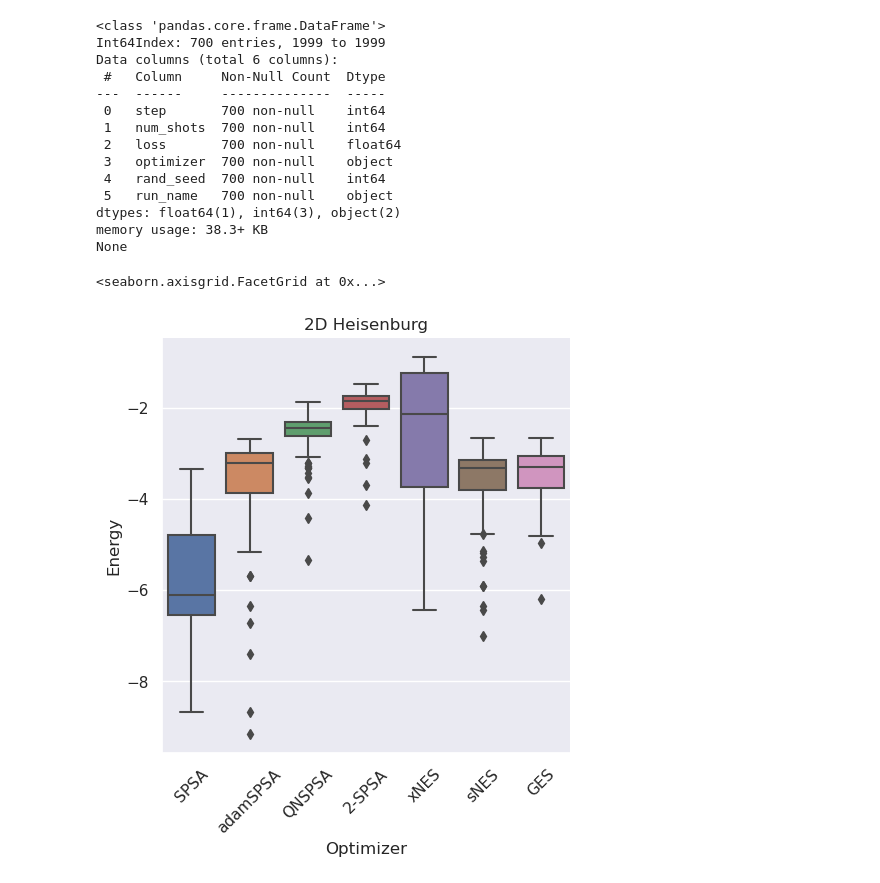
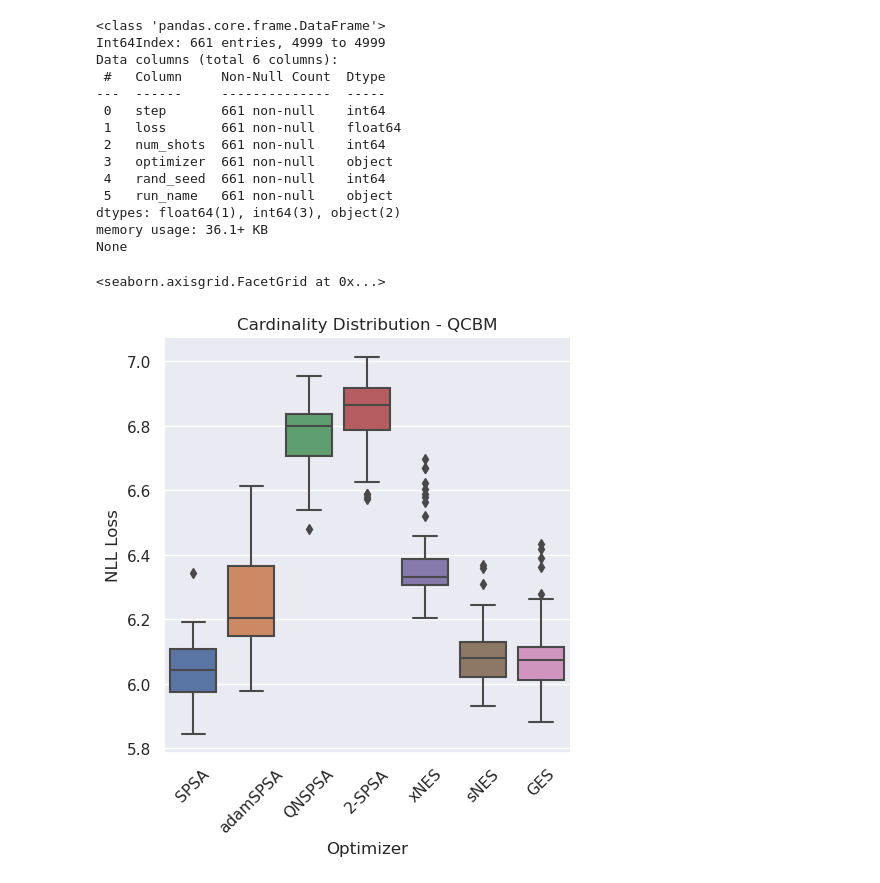
Before and after one commit to ltecot/rand_bench_opt_quantum, a Jupyter notebook: plot_processing/plotting_notebook.ipynb, the cells around one changed output. Drawn from its saved outputs; the diff is of its cells as text; code cells hidden in the pictures.

Commit message:
Add generative plot stuff to notebook

```diff
--- a/plot_processing/plotting_notebook.ipynb
+++ b/plot_processing/plotting_notebook.ipynb
@@ -7,7 +7,7 @@ import wandb
 
 def load_sweeps(sweeps, config_save, max_samples_per_run):
     filter_dict = {"sweep":{"$in":sweeps}}
-    api = wandb.Api()
+    api = wandb.Api(timeout=30)
     entity, project = "ltecot", "quantum_optimization"
     runs = api.runs(entity + "/" + project, filters=filter_dict)
     summary_list, config_list, name_list = [], [], []
@@ -46,7 +46,10 @@ heisenburg_2d_sweeps = ["3eopljqi","p2a0wxah","k705w87h","s1jicn6x","dmlpp14c","
 heisenburg_2d_runs = load_sweeps(heisenburg_2d_sweeps, config_save, max_samples_per_run)
 
 qcbm_gen_sweeps = ["bjennlze","s6idzkbv","2j1p202e","bu34865l","leqxvsni","k8mltsz3","p2onug5z"]
-qcbm_gen_runs = load_sweeps(qcbm_gen_sweeps, config_save)
+qcbm_gen_runs = load_sweeps(qcbm_gen_sweeps, config_save, max_samples_per_run)
+
+rand_gen_sweeps = ["84e9cuqw", "a2slzesk", "wng8b0qb", "8zt1e5fo", "myazxi2c", "hsyrrsew", "s8rk9zse"]
+rand_gen_runs = load_sweeps(rand_gen_sweeps, config_save, max_samples_per_run)
 
 # Run Processing
 # Stuff like changing optimizer names to be prettier
@@ -62,6 +65,8 @@ replace_dict = {"adamspsa" : "adamSPSA",
 ising_1d_runs = ising_1d_runs.replace(replace_dict)
 random_ham_runs = random_ham_runs.replace(replace_dict)
 heisenburg_2d_runs = heisenburg_2d_runs.replace(replace_dict)
+qcbm_gen_runs = qcbm_gen_runs.replace(replace_dict)
+rand_gen_runs = rand_gen_runs.replace(replace_dict)
 
 # So we can have consistent colors per optimizer :
 optimizer_palette ={'SPSA':'#4c72b0',
@@ -71,5 +76,5 @@ optimizer_palette ={'SPSA':'#4c72b0',
                     'xNES':'#8172b3',
                     'sNES':'#937860',
                     'GES':'#da8bc3',}
-# To set order of plotting in boxplot
+# To set order of plotting in boxplot / legend in convergence plots
 optimizer_order = ['SPSA','adamSPSA','QNSPSA','2-SPSA','xNES','sNES','GES']
@@ -121,42 +125,44 @@ ax._legend.set_title("Optimzer")
 
 # ----- Input Properties -----
 
 # curr_data, title, y_label = ising_1d_runs, "1D Ising", "Energy"
 # curr_data, title, y_label = random_ham_runs, "Randomized Hamiltonian", "Energy"
-curr_data, title, y_label = heisenburg_2d_runs, "2D Heisenburg", "Energy"
+# curr_data, title, y_label = heisenburg_2d_runs, "2D Heisenburg", "Energy"
+curr_data, title, y_label = qcbm_gen_runs, "Cardinality Distribution - QCBM", "NLL Loss"
+# curr_data, title, y_label = rand_gen_runs, "Random Distribution - Random Circuit", "NLL Loss"
 
 # ----------------------------
 
 sns.set_theme()
 # sns.set_context("paper")
 x_label = 'Optimizer'
 
 # sns.catplot(data=final_data, x="optimizer", y="loss", kind="boxen")
 # sns.catplot(data=final_data, x="optimizer", y="loss", kind="violin")
 # sns.catplot(data=final_data, x="optimizer", y="loss", kind="violin", inner="stick", bw=0.25, cut=0)
 
 final_data = get_final_values(curr_data)
 print(final_data.info())
 ax = sns.catplot(data=final_data, x="optimizer", y="loss", kind="box",
                  palette=optimizer_palette, order=optimizer_order)
 ax.set(xlabel=x_label, ylabel=y_label, title=title)
 ax.tick_params(axis='x', rotation=45)
 # %% [output]
 <class 'pandas.core.frame.DataFrame'>
-Int64Index: 700 entries, 1999 to 1999
+Int64Index: 661 entries, 4999 to 4999
 Data columns (total 6 columns):
  #   Column     Non-Null Count  Dtype
 ---  ------     --------------  -----
- 0   step       700 non-null    int64
- 1   num_shots  700 non-null    int64
- 2   loss       700 non-null    float64
- 3   optimizer  700 non-null    object
- 4   rand_seed  700 non-null    int64
- 5   run_name   700 non-null    object
+ 0   step       661 non-null    int64
+ 1   loss       661 non-null    float64
+ 2   num_shots  661 non-null    int64
+ 3   optimizer  661 non-null    object
+ 4   rand_seed  661 non-null    int64
+ 5   run_name   661 non-null    object
 dtypes: float64(1), int64(3), object(2)
-memory usage: 38.3+ KB
+memory usage: 36.1+ KB
 None
 <seaborn.axisgrid.FacetGrid at 0x...>
-[figure, old version]
+[figure, new version]
 # %%
 # Other random testing / debugging
```
Also changed, not shown: parts of 3 cells of this notebook.
